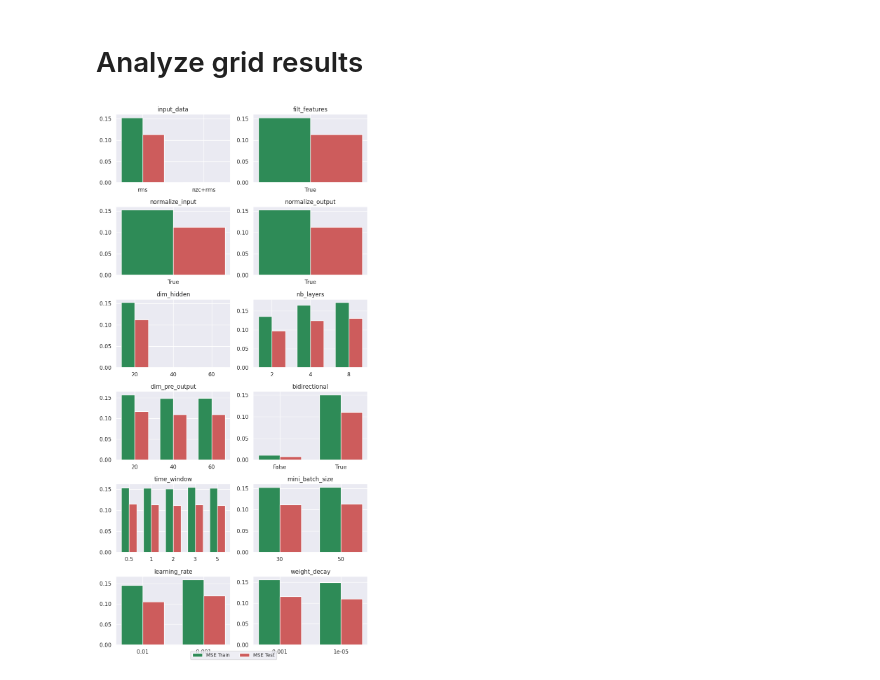
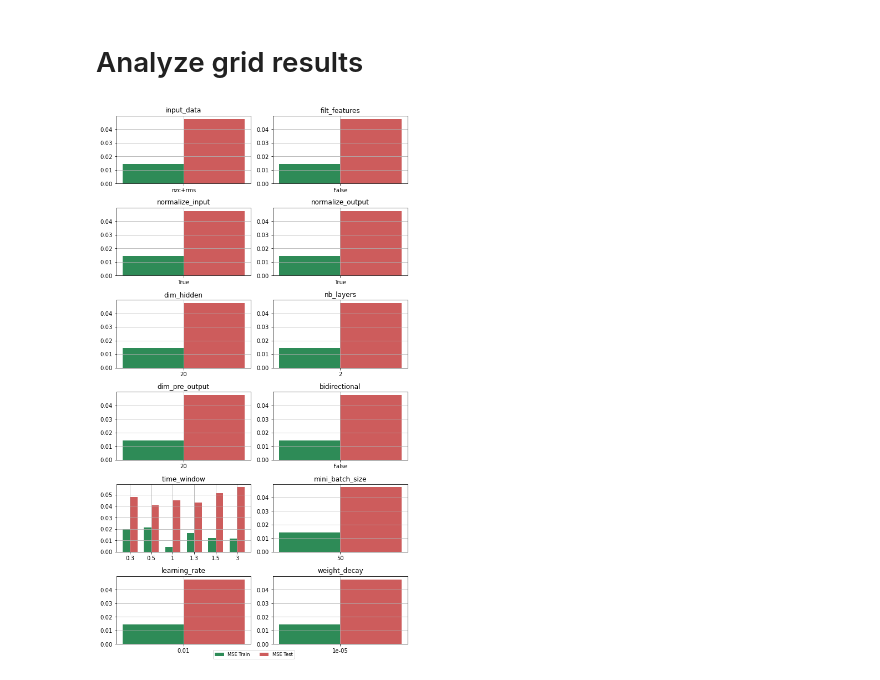
Before and after one commit to nash169/dynamics-learning, a Jupyter notebook: examples/grid-search.ipynb, the cells around one changed output. Saved outputs shown, nothing was run; the diff lists cells and outputs as text; code cells hidden in the pictures.

```diff
--- a/examples/grid-search.ipynb
+++ b/examples/grid-search.ipynb
@@ -37,3 +55,23 @@ training_ratio = 0.75
+# %%
+input_data_ = ['rms','nzc+rms']
+
+filt_features_    = [True]
+normalize_input_  = [True]
+normalize_output_ = [True]
+
+dim_hidden_     = [20]
+nb_layers_      = [2]
+dim_pre_output_ = [20]
+bidirectional_  = [False]
+
+time_window_    = [0.3,0.5,1,1.3]
+
+nb_epochs        = 200
+mini_batch_size_ = [50]
+learning_rate_   = [1e-2]
+weight_decay_    = [1e-5]
+
+training_ratio = 0.75
 # %% [markdown]
 # Build grid
 # %%
@@ -41,18 +79,18 @@ from itertools import product
 
 # Create a list of all possible combinations of hyperparameters
 hyperparam_combinations = list(product(
-    input_data, filt_features, normalize_input, normalize_output,
-    dim_hidden, nb_layers, dim_pre_output, bidirectional,
-    time_window, mini_batch_size, learning_rate, weight_decay
+    input_data_, filt_features_, normalize_input_, normalize_output_,
+    dim_hidden_, nb_layers_, dim_pre_output_, bidirectional_,
+    time_window_, mini_batch_size_, learning_rate_, weight_decay_
 ))
 
 nb_combinations = len(hyperparam_combinations)
 print(f"number of combinations: {nb_combinations}")
 
 
-all_params = [input_data, filt_features, normalize_input, normalize_output,
-            dim_hidden, nb_layers, dim_pre_output, bidirectional,
-            time_window, mini_batch_size, learning_rate, weight_decay]
+all_params = [input_data_, filt_features_, normalize_input_, normalize_output_,
+              dim_hidden_, nb_layers_, dim_pre_output_, bidirectional_,
+              time_window_, mini_batch_size_, learning_rate_, weight_decay_]
 
 nb_params = len(all_params)
 print(f"number of parameters: {nb_params}")
@@ -130,7 +168,8 @@ for count, params in enumerate(hyperparam_combinations):
                     epochs=nb_epochs,
                     batch=mini_batch_size,
                     shuffle=False,
-                    record_loss=True)
+                    record_loss=True,
+                    print_loss=False)
 
     trainer.optimizer = torch.optim.Adam(approximator.parameters(),
                                         lr=learning_rate,
@@ -213,7 +223,7 @@ param_names = ['input_data', 'filt_features', 'normalize_input', 'normalize_outp
                'time_window', 'mini_batch_size', 'learning_rate', 'weight_decay']
 
 
-fig, axes = plt.subplots(6,2,figsize=(8,16))
+fig, axes = plt.subplots(6,2,figsize=(8,14))
 colors = ['seagreen','indianred']
 width = 0.35
 
@@ -221,31 +231,34 @@ for i, ax in enumerate(axes.flat):
     ax.set_title(param_names[i])
 
     param_k = all_params[i]
     xval = np.arange(len(param_k))
 
     mse_train_k, mse_test_k, params_k = [],[],[]
 
     for j in range(len(param_k)):
         idx_param_j = np.where(results_grid[:,i] == param_k[j])[0]
         mse_train_j, mse_test_j, nb_params_j = results_grid[idx_param_j,-3:].T
         if len(idx_param_j) > 0:
             mse_train_j, mse_test_j, _ = results_grid[idx_param_j, -3:].T
             mse_train_k.append(np.array(mse_train_j).mean(0))
             mse_test_k.append(np.array(mse_test_j).mean(0))
         else:
             mse_train_k.append(0)
             mse_test_k.append(0)
 
     ax.bar(xval - width/2, mse_train_k, width, label='MSE Train',color=colors[0])
     ax.bar(xval + width/2, mse_test_k, width,  label='MSE Test', color=colors[1])
 
     ax.set_xticks(xval)
     ax.set_xticklabels(param_k)
+    ax.grid()
 
 handles, labels = ax.get_legend_handles_labels()
 fig.legend(handles, labels, loc='lower center', ncol=2, fontsize='small')
 
 plt.tight_layout()
 plt.show()
+
+fig.savefig('../figures/grid3.png', dpi=300, facecolor='w')
 # %% [output]
-[figure, old version]
+[figure, new version]
```
Also changed, not shown: parts of 10 cells of this notebook, 11 other files.
